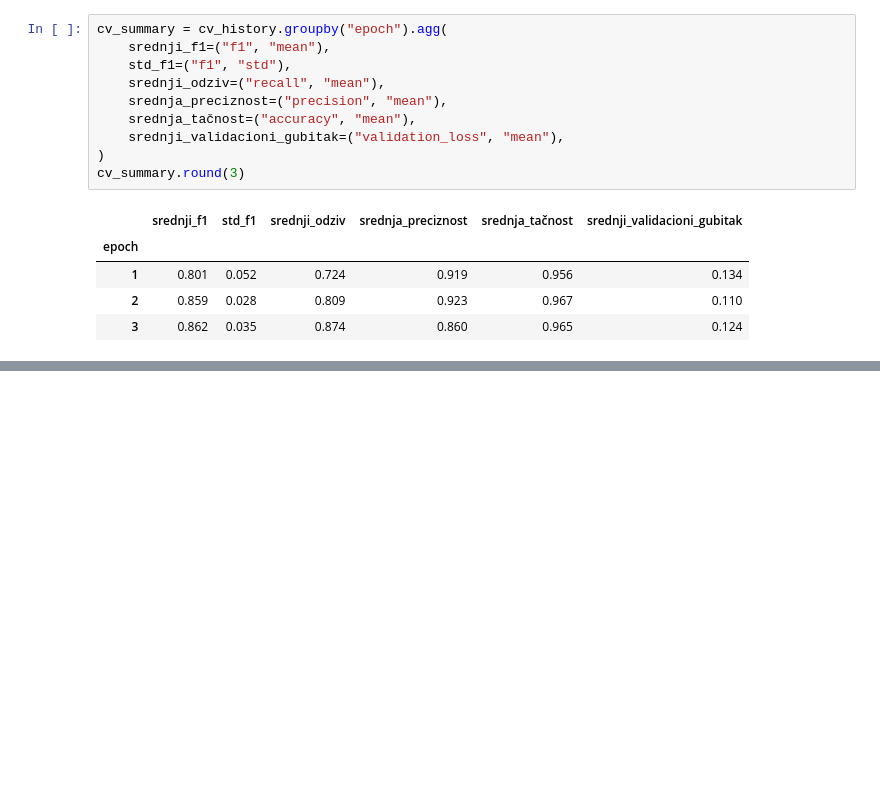
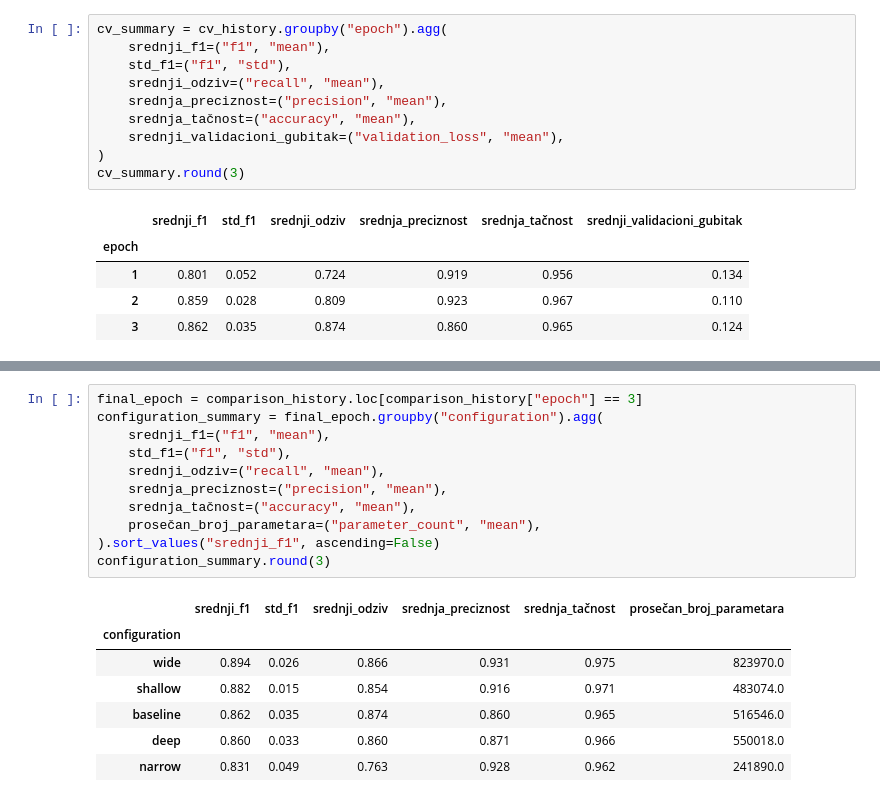
Before and after one commit to bogdanm01/SMS-Spam-Detection, a Jupyter notebook: notebooks/03_dataset_and_model.ipynb, the cells around one changed output, grey strips where cells are left out. Cells and saved outputs as stored; diff of their text form; blank space fills up the shorter version.

```diff
--- a/notebooks/03_dataset_and_model.ipynb
+++ b/notebooks/03_dataset_and_model.ipynb
@@ -364,0 +416,19 @@ U ovom izvršavanju, posle treće epohe F1 za spam kreće se od **0,822** do **0
+# %%
+final_epoch = comparison_history.loc[comparison_history["epoch"] == 3]
+configuration_summary = final_epoch.groupby("configuration").agg(
+    srednji_f1=("f1", "mean"),
+    std_f1=("f1", "std"),
+    srednji_odziv=("recall", "mean"),
+    srednja_preciznost=("precision", "mean"),
+    srednja_tačnost=("accuracy", "mean"),
+    prosečan_broj_parametara=("parameter_count", "mean"),
+).sort_values("srednji_f1", ascending=False)
+configuration_summary.round(3)
+# %% [output]
+|  | srednji_f1 | std_f1 | srednji_odziv | srednja_preciznost | srednja_tačnost | prosečan_broj_parametara |
+| configuration |  |  |  |  |  |  |
+| wide | 0.894 | 0.026 | 0.866 | 0.931 | 0.975 | 823970.0 |
+| shallow | 0.882 | 0.015 | 0.854 | 0.916 | 0.971 | 483074.0 |
+| baseline | 0.862 | 0.035 | 0.874 | 0.860 | 0.965 | 516546.0 |
+| deep | 0.860 | 0.033 | 0.860 | 0.871 | 0.966 | 550018.0 |
+| narrow | 0.831 | 0.049 | 0.763 | 0.928 | 0.962 | 241890.0 |
```
Also changed, not shown: parts of 12 cells of this notebook, 4 other files.
